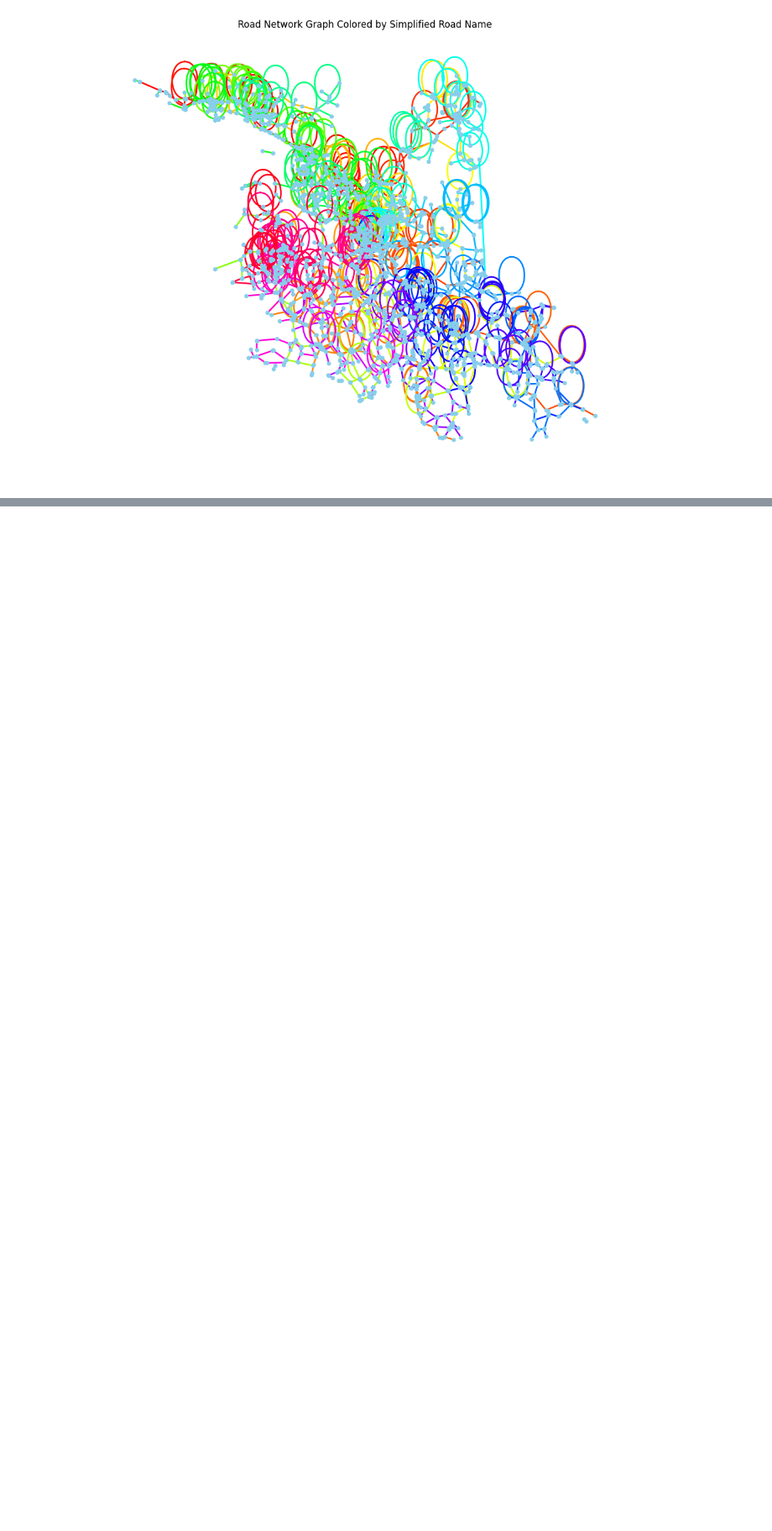
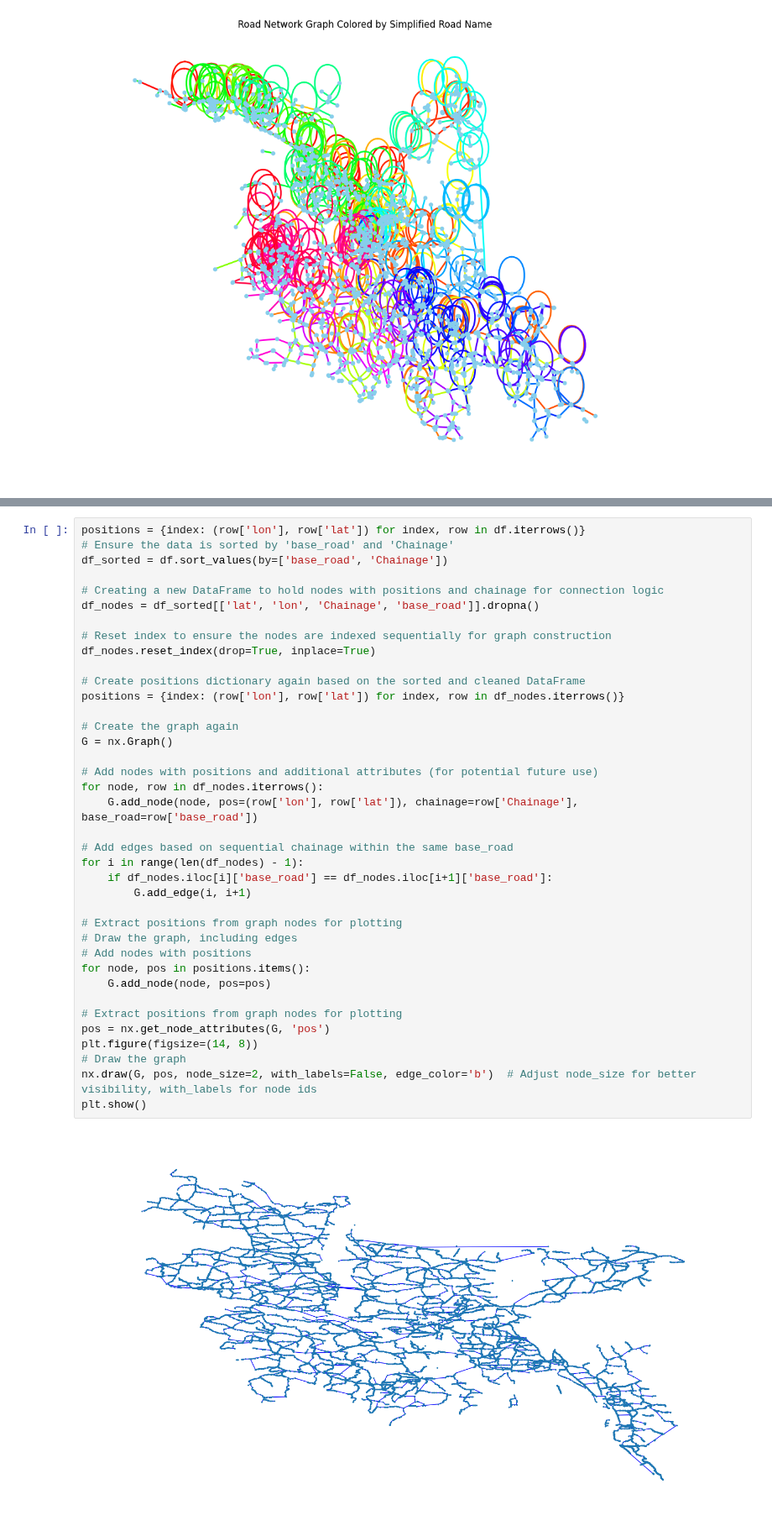
Before and after one commit to JulianvanRie/Advanced_Simulation_AS3, a Jupyter notebook: EPA133a-G2-A4/model/Julian doet nog meer dingen.ipynb, the cells around one changed output, grey strips where cells are left out. Shown at 84% size. Drawn from its saved outputs; the diff is of its cells as text; blank space fills up the shorter version.

```diff
--- a/EPA133a-G2-A4/model/Julian doet nog meer dingen.ipynb
+++ b/EPA133a-G2-A4/model/Julian doet nog meer dingen.ipynb
@@ -159,0 +124,40 @@ FileNotFoundError: [Errno 2] No such file or directory: '../data/_roads3.csv'
+# %%
+positions = {index: (row['lon'], row['lat']) for index, row in df.iterrows()}
+# Ensure the data is sorted by 'base_road' and 'Chainage'
+df_sorted = df.sort_values(by=['base_road', 'Chainage'])
+
+# Creating a new DataFrame to hold nodes with positions and chainage for connection logic
+df_nodes = df_sorted[['lat', 'lon', 'Chainage', 'base_road']].dropna()
+
+# Reset index to ensure the nodes are indexed sequentially for graph construction
+df_nodes.reset_index(drop=True, inplace=True)
+
+# Create positions dictionary again based on the sorted and cleaned DataFrame
+positions = {index: (row['lon'], row['lat']) for index, row in df_nodes.iterrows()}
+
+# Create the graph again
+G = nx.Graph()
+
+# Add nodes with positions and additional attributes (for potential future use)
+for node, row in df_nodes.iterrows():
+    G.add_node(node, pos=(row['lon'], row['lat']), chainage=row['Chainage'], base_road=row['base_road'])
+
+# Add edges based on sequential chainage within the same base_road
+for i in range(len(df_nodes) - 1):
+    if df_nodes.iloc[i]['base_road'] == df_nodes.iloc[i+1]['base_road']:
+        G.add_edge(i, i+1)
+
+# Extract positions from graph nodes for plotting
+# Draw the graph, including edges
+# Add nodes with positions
+for node, pos in positions.items():
+    G.add_node(node, pos=pos)
+
+# Extract positions from graph nodes for plotting
+pos = nx.get_node_attributes(G, 'pos')
+plt.figure(figsize=(14, 8))
+# Draw the graph
+nx.draw(G, pos, node_size=2, with_labels=False, edge_color='b')  # Adjust node_size for better visibility, with_labels for node ids
+plt.show()
+# %% [output]
+[figure, added]
```
Also changed, not shown: parts of 4 cells of this notebook, 2 other files.
